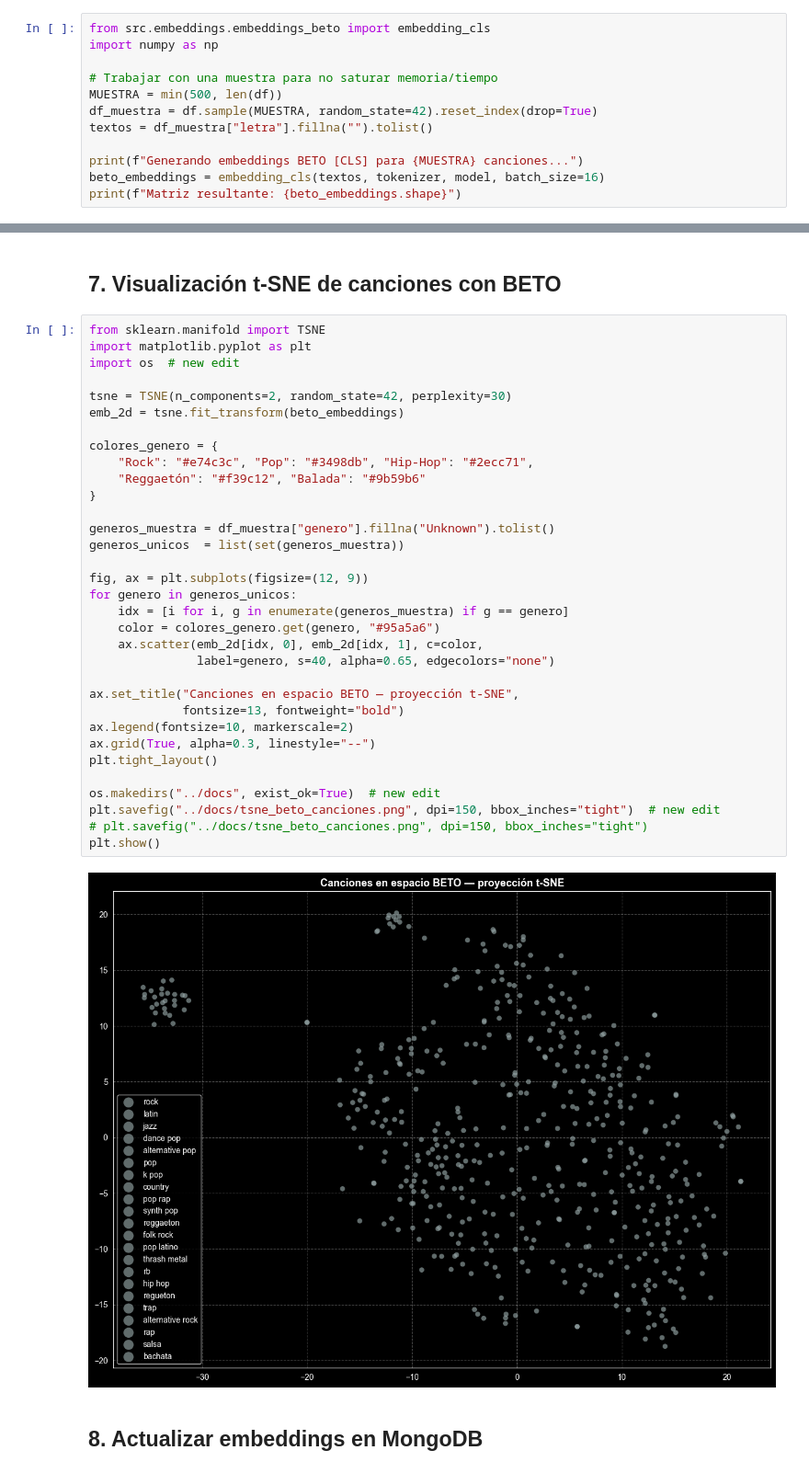
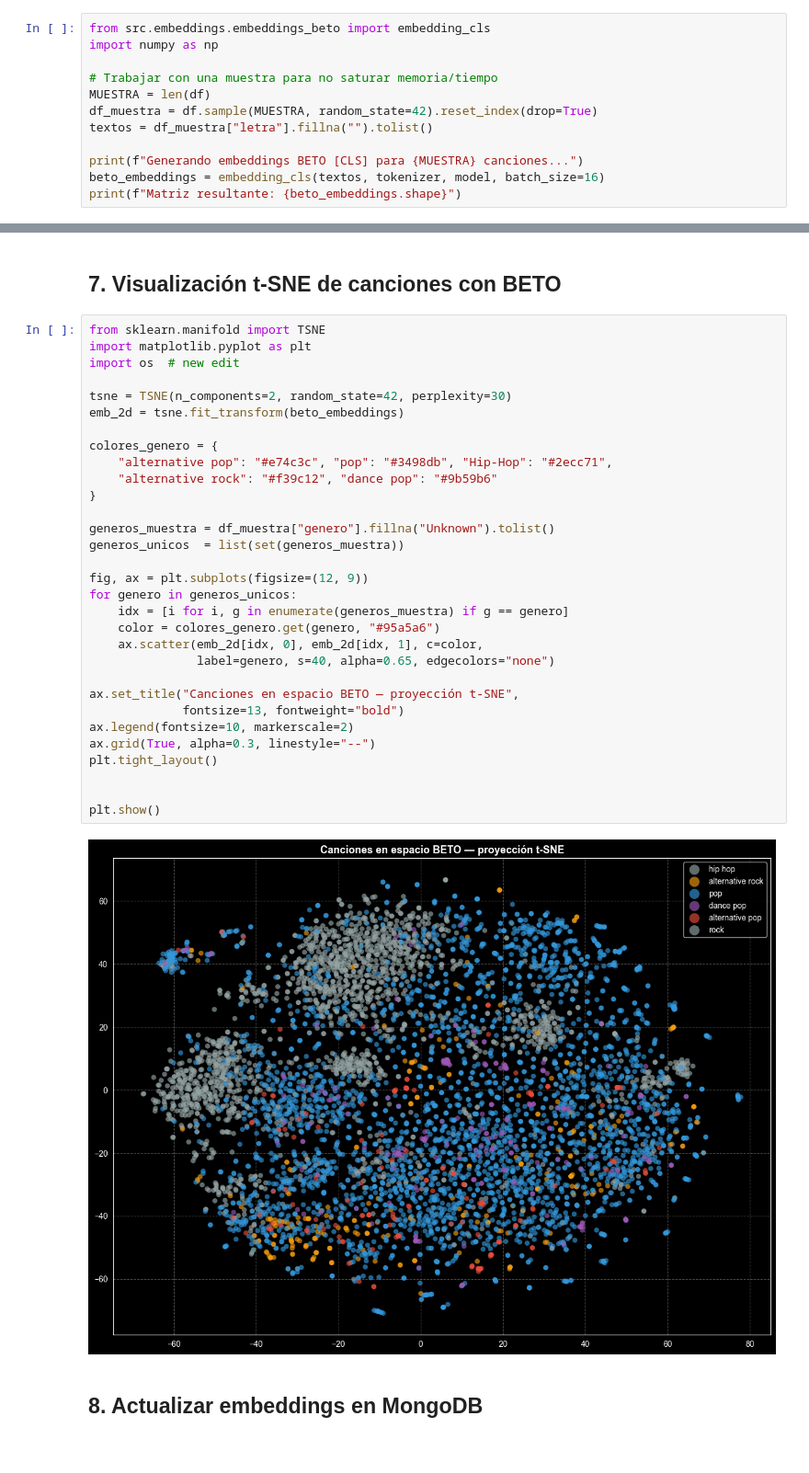
Before and after one commit to nubiaebv/analisis-semantico-musical, a Jupyter notebook: notebooks/04_beto_analisis.ipynb, the cells around one changed output, grey strips where cells are left out. Shown at 92% size. Cells and saved outputs as stored; diff of their text form.

```diff
--- a/notebooks/04_beto_analisis.ipynb
+++ b/notebooks/04_beto_analisis.ipynb
@@ -190,7 +204,7 @@ from src.embeddings.embeddings_beto import embedding_cls
 import numpy as np
 
 # Trabajar con una muestra para no saturar memoria/tiempo
-MUESTRA = min(500, len(df))
+MUESTRA = len(df)
 df_muestra = df.sample(MUESTRA, random_state=42).reset_index(drop=True)
 textos = df_muestra["letra"].fillna("").tolist()
 
@@ -341,38 +377,36 @@ Top palabras en 'dance pop': ['don', 'all', 'let', 'love', 'cause', 'yeah', 'bab
 # %%
 from sklearn.manifold import TSNE
 import matplotlib.pyplot as plt
 import os  # new edit
 
 tsne = TSNE(n_components=2, random_state=42, perplexity=30)
 emb_2d = tsne.fit_transform(beto_embeddings)
 
 colores_genero = {
-    "Rock": "#e74c3c", "Pop": "#3498db", "Hip-Hop": "#2ecc71",
-    "Reggaetón": "#f39c12", "Balada": "#9b59b6"
+    "alternative pop": "#e74c3c", "pop": "#3498db", "Hip-Hop": "#2ecc71",
+    "alternative rock": "#f39c12", "dance pop": "#9b59b6"
 }
 
 generos_muestra = df_muestra["genero"].fillna("Unknown").tolist()
 generos_unicos  = list(set(generos_muestra))
 
 fig, ax = plt.subplots(figsize=(12, 9))
 for genero in generos_unicos:
     idx = [i for i, g in enumerate(generos_muestra) if g == genero]
     color = colores_genero.get(genero, "#95a5a6")
     ax.scatter(emb_2d[idx, 0], emb_2d[idx, 1], c=color,
                label=genero, s=40, alpha=0.65, edgecolors="none")
 
 ax.set_title("Canciones en espacio BETO — proyección t-SNE",
              fontsize=13, fontweight="bold")
 ax.legend(fontsize=10, markerscale=2)
 ax.grid(True, alpha=0.3, linestyle="--")
 plt.tight_layout()
 
-os.makedirs("../docs", exist_ok=True)  # new edit
-plt.savefig("../docs/tsne_beto_canciones.png", dpi=150, bbox_inches="tight")  # new edit
-# plt.savefig("../docs/tsne_beto_canciones.png", dpi=150, bbox_inches="tight")
+
 plt.show()
 # %% [output]
-[figure, old version]
+[figure, new version]
 # %% [markdown]
 ## 8. Actualizar embeddings en MongoDB
 # %%
```
Also changed, not shown: parts of 9 cells of this notebook, 16 other files.
